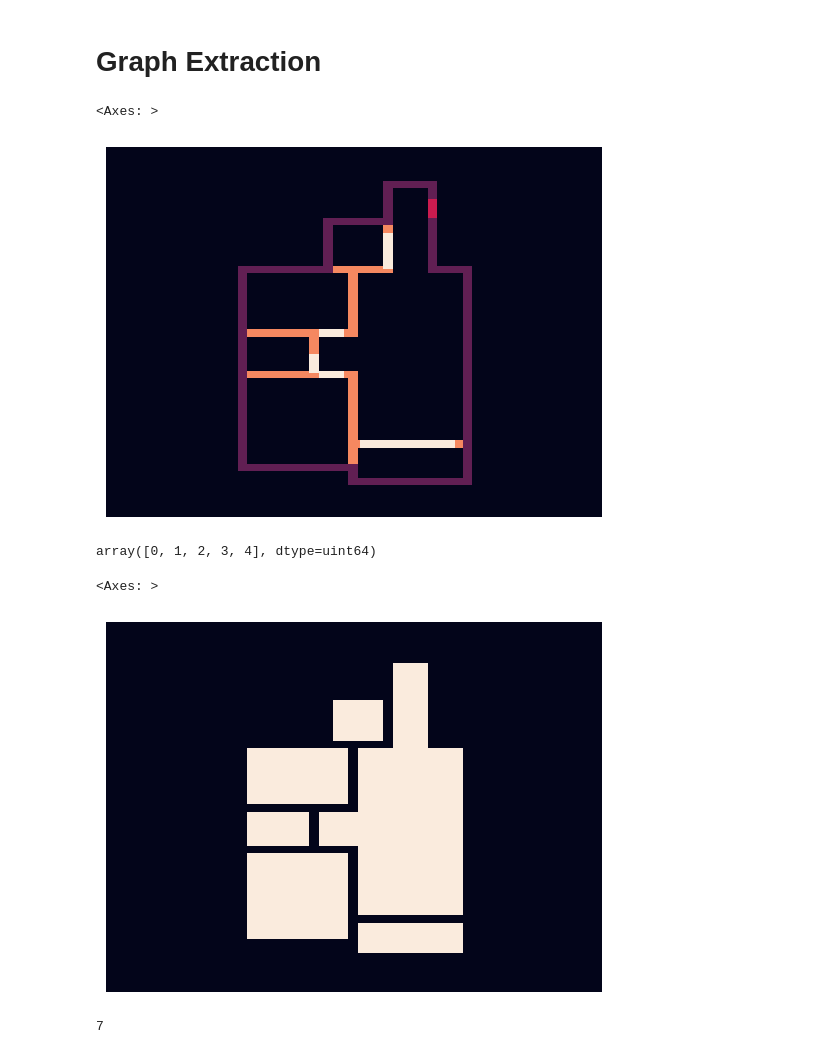
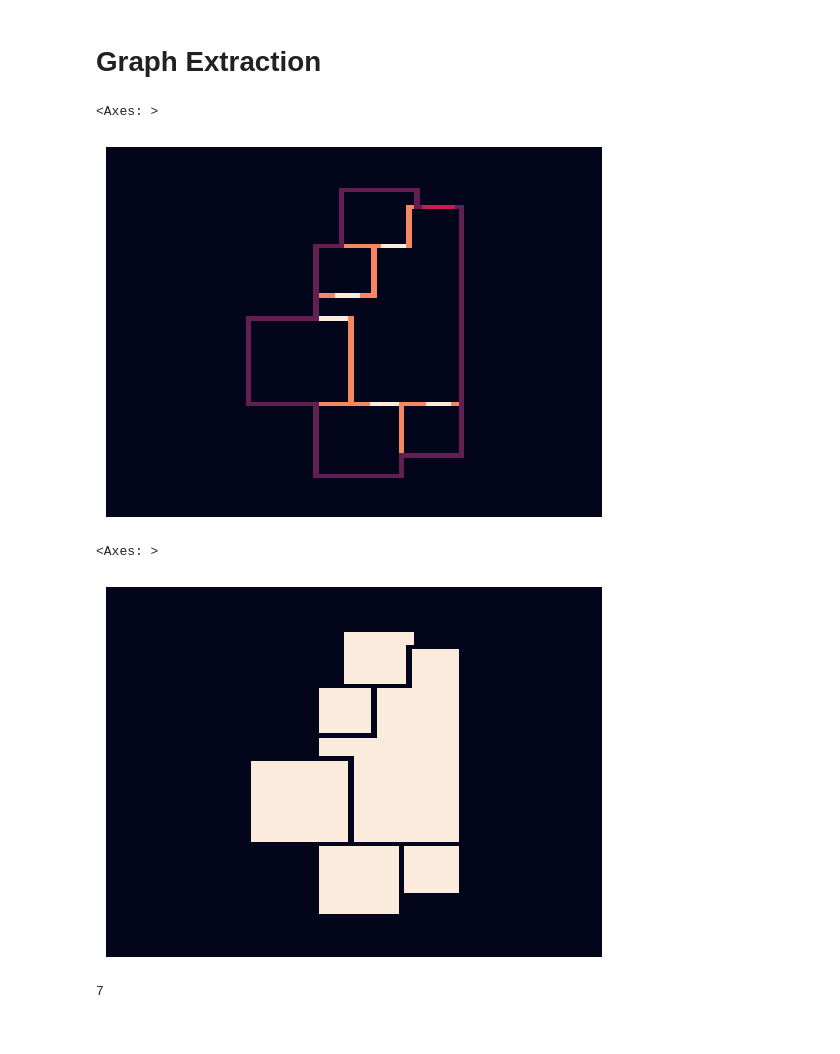
Before and after one commit to shaun-friedman/Generative-Interior-Synthesis, a Jupyter notebook: 3_EDA.ipynb, the cells around one changed output. Drawn from its saved outputs; the diff is of its cells as text; code cells hidden in the pictures.

```diff
--- a/3_EDA.ipynb
+++ b/3_EDA.ipynb
@@ -84,19 +81,21 @@ store = s3fs.S3Map(root=f'{s3_project_prefix}/store/data.zarr', s3=fs, check=Fal
 # Open the zarr array or group
 z = zarr.open(store, mode='r')
 
+i = 72
+
 # Load sample
-boundary_mask = z['boundary_masks'][30]
-inside_mask = z['inside_masks'][30]
-room_mask = z['room_masks'][30]
-door_mask = z['door_masks'][30]
-edge_totals = z['edge_totals'][30]
-edge_index = z['edge_index'][30]
-edge_attr = z['edge_attr'][30]
-node_features = z['node_features'][30]
-node_labels = z['node_labels'][30]
-node_totals = z['node_totals'][30]
+boundary_mask = z['boundary_masks'][i]
+inside_mask = z['inside_masks'][i]
+room_mask = z['room_masks'][i]
+door_mask = z['door_masks'][i]
+edge_totals = z['edge_totals'][i]
+edge_index = z['edge_index'][i]
+edge_attr = z['edge_attr'][i]
+node_features = z['node_features'][i]
+node_labels = z['node_labels'][i]
+node_totals = z['node_totals'][i]
 
-metadata = metadata_df.iloc[30, 1:-1]
+metadata = metadata_df.iloc[i, 1:-1]
 # %%
 # recovering walls through elementise addition
 fig, ax = plt.subplots()
@@ -145,19 +144,15 @@ plt.show()
 sns.heatmap(stacked_layers, xticklabels=False, yticklabels=False, cbar=False)
 # %% [output]
 <Axes: >
-[figure, old version]
+[figure, new version]
-# %%
-np.unique(stacked_layers)
-# %% [output]
-array([0, 1, 2, 3, 4], dtype=uint64)
 # %%
 stacked_layers_bin = stack_binarize(stacked_layers)
-negative_space = negative_space(stacked_layers_bin, inside_mask)
+negative = negative_space(stacked_layers_bin, inside_mask)
 
-sns.heatmap(negative_space, xticklabels=False, yticklabels=False, cbar=False)
+sns.heatmap(negative, xticklabels=False, yticklabels=False, cbar=False)
 # %% [output]
 <Axes: >
-[figure, old version]
+[figure, new version]
 # %%
 num_labels, labels, stats, centroids = conn_components(inside_mask,
                                                        boundary_mask,
```
Also changed, not shown: parts of 20 cells of this notebook.
